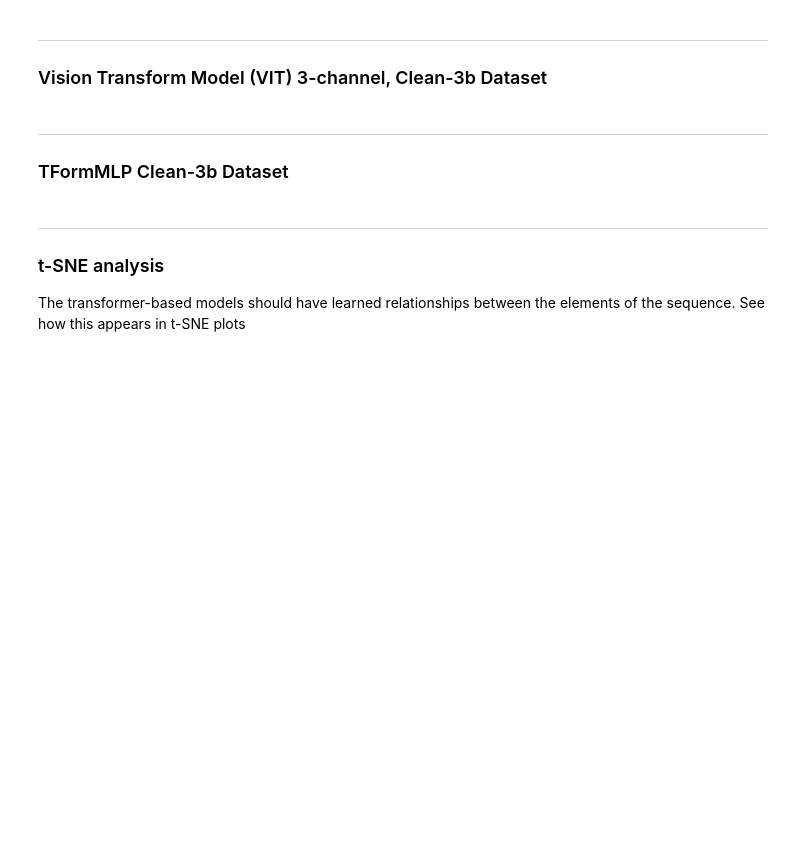
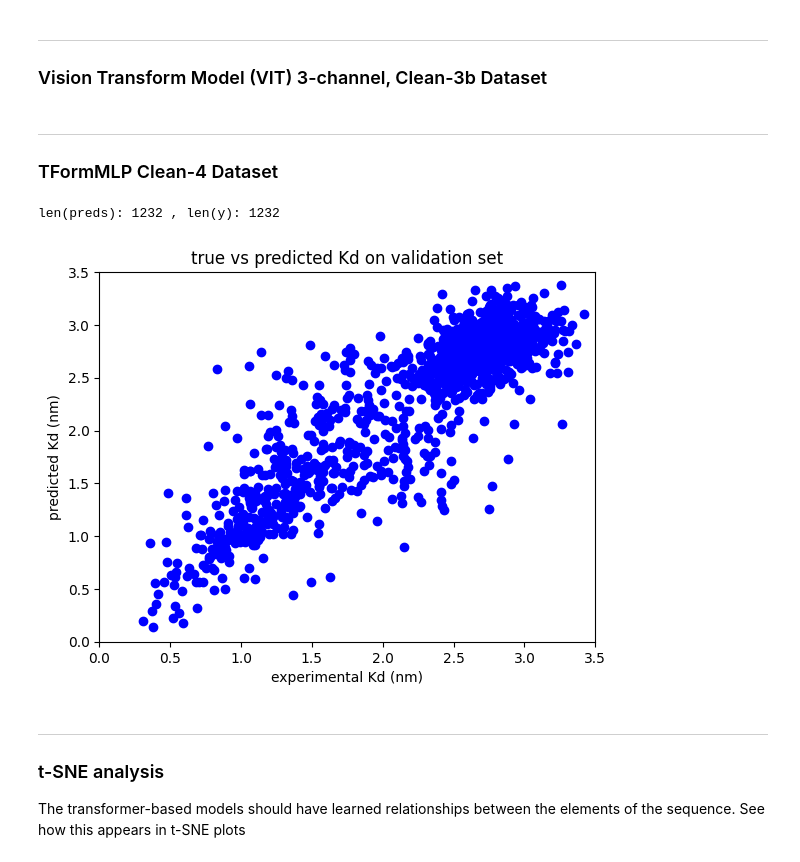
Before and after one commit to planaria158/BERT-antibody-antigen-binding-energy, a Jupyter notebook: Analysis.ipynb, the cells around one changed output. Drawn from its saved outputs; the diff is of its cells as text; code cells hidden in the pictures; blank space fills up the shorter version.

```diff
--- a/Analysis.ipynb
+++ b/Analysis.ipynb
@@ -99,11 +206,14 @@ true_file_path = './inference_results/vit_model/cleaned-3b/BGR/test_no_cls_token
 plot_pred_vs_true(pred_file_path, true_file_path, xlim=(0,3.5), ylim=(0,3.5))
 # %% [markdown]
 ----
-### TFormMLP Clean-3b Dataset
+### TFormMLP Clean-4 Dataset
 # %%
-pred_file_path = './inference_results/tform_mlp_model/cleaned-3/test_no_cls_token/preds_tform_mlp_1714986859.0914655.pkl'
-true_file_path = './inference_results/tform_mlp_model/cleaned-3/test_no_cls_token/y_tform_mlp_1714986859.091691.pkl'
+pred_file_path = './test_results/tform_mlp_model/cleaned-4-data/preds_tform_mlp_1715105469.0702462.pkl'
+true_file_path = './test_results/tform_mlp_model/cleaned-4-data/y_tform_mlp_1715105469.0702462.pkl'
 plot_pred_vs_true(pred_file_path, true_file_path, xlim=(0,3.5), ylim=(0,3.5))
+# %% [output]
+len(preds): 1232 , len(y): 1232
+[figure, added]
 # %% [markdown]
 ----
 ### t-SNE analysis
```
Also changed, not shown: parts of 15 cells of this notebook, 4 other files.
